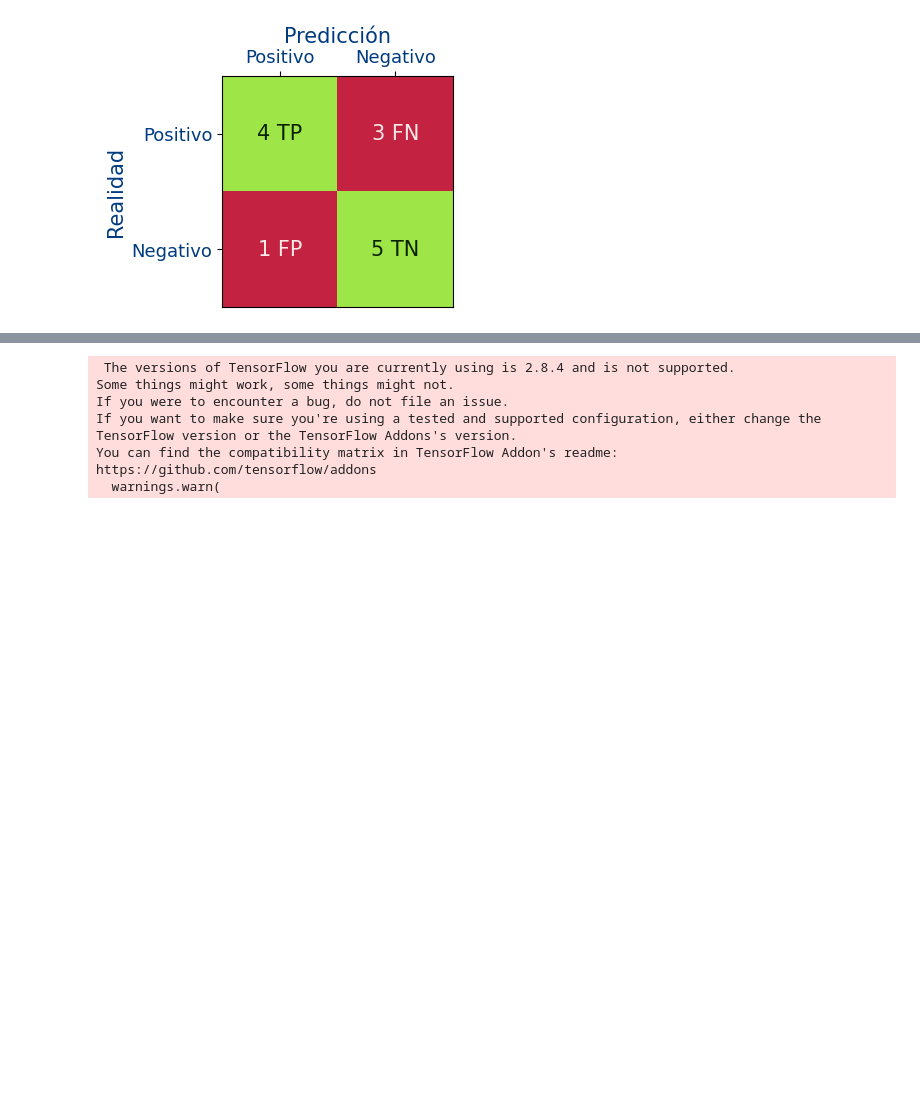
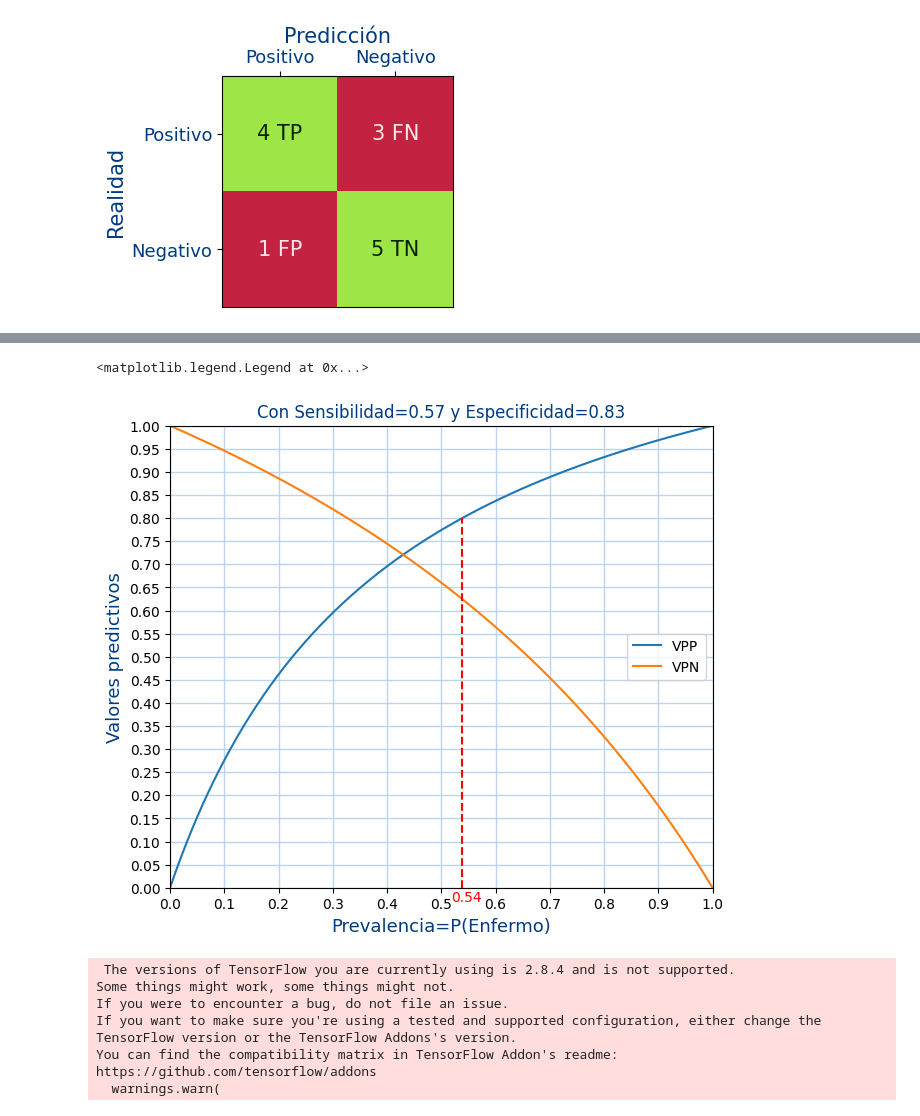
Before and after one commit to logongas/soluciones_ejercicios_modulo_pia, a Jupyter notebook: tema_07/ejercicios_tema_07_c_metricas.ipynb, the cells around one changed output, grey strips where cells are left out. Drawn from its saved outputs; the diff is of its cells as text; code cells hidden in the pictures; blank space fills up the shorter version.

```diff
--- a/tema_07/ejercicios_tema_07_c_metricas.ipynb
+++ b/tema_07/ejercicios_tema_07_c_metricas.ipynb
@@ -139,3 +154,39 @@ plot_matriz_confusion(axes,TP=TP,TN=TN,FP=FP,FN=FN,
+# %%
+# Ejercicio 2.E
+
+rango_prevalencia=np.linspace(0,1,500)
+
+rango_vpp=(sensibilidad*rango_prevalencia)/(sensibilidad*rango_prevalencia+(1-especificidad)*(1-rango_prevalencia))
+rango_vpn=(especificidad*(1-rango_prevalencia))/(especificidad*(1-rango_prevalencia)+(1-sensibilidad)*rango_prevalencia)
+
+
+
+figure=plt.figure(figsize=(7, 6))
+axes=figure.add_subplot(1,1,1)
+
+axes.plot(rango_prevalencia,rango_vpp,linestyle="solid",label="VPP")
+axes.plot(rango_prevalencia,rango_vpn,linestyle="solid",label="VPN")
+
+#La prevalencia original
+axes.vlines(x = prevalencia, ymin = 0, ymax = max(vpp,vpn),colors = '#ff0000',linestyle="dashed")
+axes.text(prevalencia-0.02,-0.03,f'{prevalencia:0.2f}',c="#ff0000")
+
+
+axes.set_xlabel('Prevalencia=P(Enfermo)', fontsize=13,color="#003B80")
+axes.set_xlim(xmin=0,xmax=1)
+axes.xaxis.set_major_locator(MultipleLocator(0.1))
+
+axes.set_ylabel("Valores predictivos", fontsize=13,color="#003B80")
+axes.set_ylim(ymin=0,ymax=1)
+axes.yaxis.set_major_locator(MultipleLocator(0.05))
+
+axes.set_title(f"Con Sensibilidad={sensibilidad:.2f} y Especificidad={especificidad:.2f}",color="#003B80")
+axes.set_facecolor("#FFFFFF")
+axes.grid(visible=True, which='major', axis='both',color="#BAD4F2",linewidth=1)
+axes.legend()
+# %% [output]
+<matplotlib.legend.Legend at 0x...>
+[figure, added]
 # %%
 #Rutinas comunes
 
```
Also changed, not shown: parts of 11 cells of this notebook.
